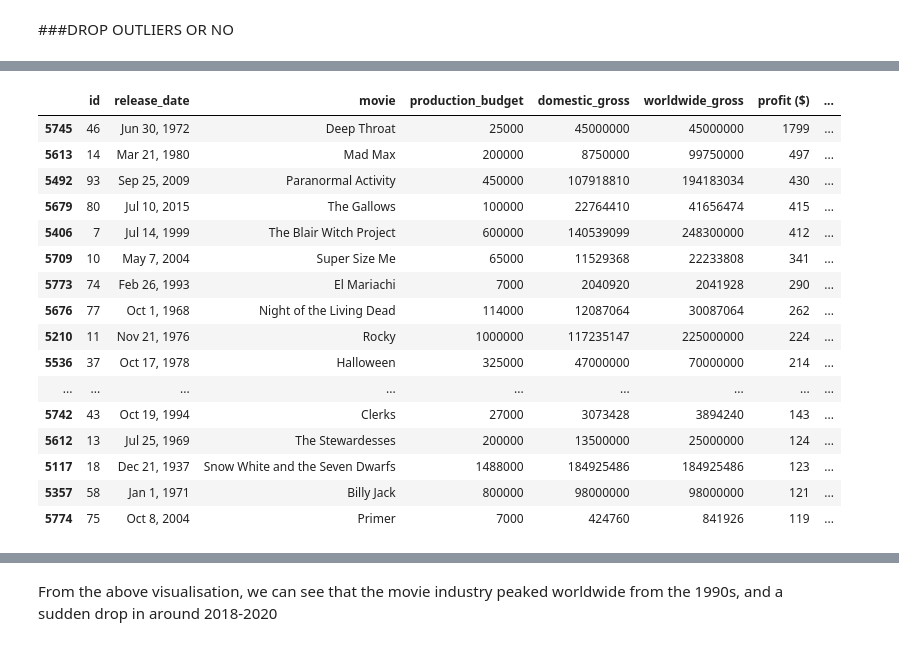
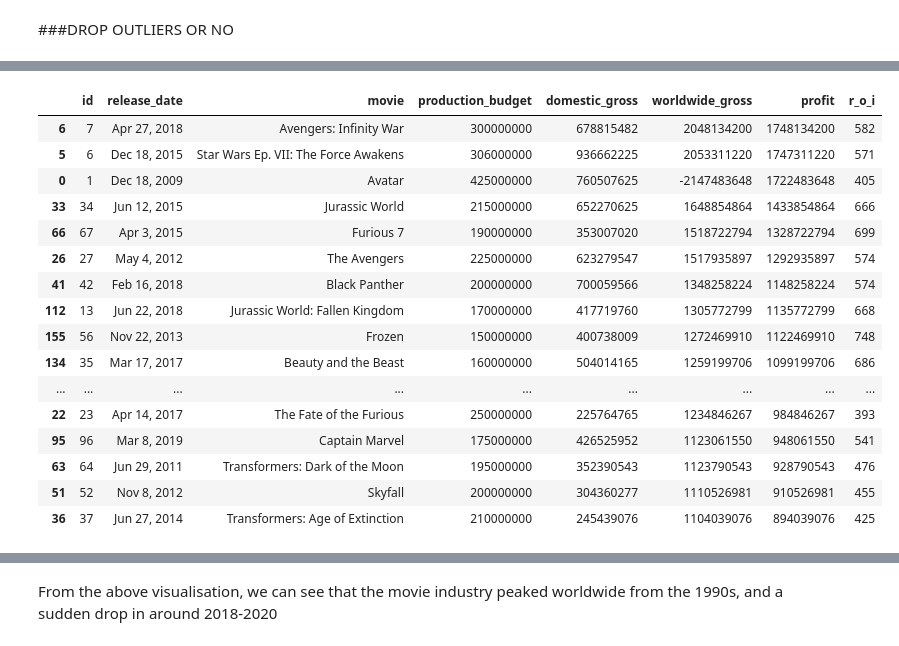
Before and after one commit to Kurgat-Bee/Phase2project, a Jupyter notebook: tnbugets.ipynb, the cells around one changed output, grey strips where cells are left out. Cells and saved outputs as stored; diff of their text form; code cells hidden in the pictures.

```diff
--- a/tnbugets.ipynb
+++ b/tnbugets.ipynb
@@ -142,7 +96,7 @@ df
 # %% [markdown]
 ###DROP OUTLIERS OR NO
 # %%
-#calculating the profit margins for each movie
-df['profit ($)'] = ((df['worldwide_gross'] - df['production_budget'])/df['production_budget']).astype(int)
+#calculating the profit made by each movie
+df['profit'] = (df['worldwide_gross'] - df['production_budget']).astype(int)
 df
 # %% [output]
@@ -162,5 +116,5 @@ df
 # %%
 #calculating the return of investment for each movie
-df['r_o_i %'] = (((df['profit ($)'] - df['production_budget'])/df['production_budget'])*100).astype(int)
+df['r_o_i'] = (((df['profit'])/df['production_budget'])*100).astype(int)
 df
 # %% [output]
@@ -179,0 +134,14 @@ df
+# %%
+#checking for outliers based on the r_o_i
+
+Q1 = df['r_o_i'].quantile(0.25)
+Q3 = df['r_o_i'].quantile(0.75)
+IQR = Q3 - Q1
+
+#outlier range
+lower_bound = Q1 - 1.5 * IQR
+upper_bound = Q3 + 1.5 * IQR
+
+#outliers
+outliers = df[(df['r_o_i'] < lower_bound) | (df['r_o_i'] > upper_bound)]
+outliers
@@ -179,0 +162,4 @@ df
+# %%
+# dropping outliers because they represent one off situations where a movie did really well or very poorly
+df = df[(df['r_o_i'] >= lower_bound) & (df['r_o_i'] <= upper_bound)]
+df
@@ -180,25 +244,25 @@ df
 # %%
 #sorting data from the highest return on investment
-df = df.sort_values(by='profit ($)', ascending=False)
+df = df.sort_values(by='profit', ascending=False)
 df.head(20)
 # %% [output]
-|  | id | release_date | movie | production_budget | domestic_gross | worldwide_gross | profit ($) | ... |
-| 5745 | 46 | Jun 30, 1972 | Deep Throat | 25000 | 45000000 | 45000000 | 1799 | ... |
-| 5613 | 14 | Mar 21, 1980 | Mad Max | 200000 | 8750000 | 99750000 | 497 | ... |
-| 5492 | 93 | Sep 25, 2009 | Paranormal Activity | 450000 | 107918810 | 194183034 | 430 | ... |
-| 5679 | 80 | Jul 10, 2015 | The Gallows | 100000 | 22764410 | 41656474 | 415 | ... |
-| 5406 | 7 | Jul 14, 1999 | The Blair Witch Project | 600000 | 140539099 | 248300000 | 412 | ... |
-| 5709 | 10 | May 7, 2004 | Super Size Me | 65000 | 11529368 | 22233808 | 341 | ... |
-| 5773 | 74 | Feb 26, 1993 | El Mariachi | 7000 | 2040920 | 2041928 | 290 | ... |
-| 5676 | 77 | Oct 1, 1968 | Night of the Living Dead | 114000 | 12087064 | 30087064 | 262 | ... |
-| 5210 | 11 | Nov 21, 1976 | Rocky | 1000000 | 117235147 | 225000000 | 224 | ... |
-| 5536 | 37 | Oct 17, 1978 | Halloween | 325000 | 47000000 | 70000000 | 214 | ... |
+|  | id | release_date | movie | production_budget | domestic_gross | worldwide_gross | profit | r_o_i |
+| 6 | 7 | Apr 27, 2018 | Avengers: Infinity War | 300000000 | 678815482 | 2048134200 | 1748134200 | 582 |
+| 5 | 6 | Dec 18, 2015 | Star Wars Ep. VII: The Force Awakens | 306000000 | 936662225 | 2053311220 | 1747311220 | 571 |
+| 0 | 1 | Dec 18, 2009 | Avatar | 425000000 | 760507625 | -2147483648 | 1722483648 | 405 |
+| 33 | 34 | Jun 12, 2015 | Jurassic World | 215000000 | 652270625 | 1648854864 | 1433854864 | 666 |
+| 66 | 67 | Apr 3, 2015 | Furious 7 | 190000000 | 353007020 | 1518722794 | 1328722794 | 699 |
+| 26 | 27 | May 4, 2012 | The Avengers | 225000000 | 623279547 | 1517935897 | 1292935897 | 574 |
+| 41 | 42 | Feb 16, 2018 | Black Panther | 200000000 | 700059566 | 1348258224 | 1148258224 | 574 |
+| 112 | 13 | Jun 22, 2018 | Jurassic World: Fallen Kingdom | 170000000 | 417719760 | 1305772799 | 1135772799 | 668 |
+| 155 | 56 | Nov 22, 2013 | Frozen | 150000000 | 400738009 | 1272469910 | 1122469910 | 748 |
+| 134 | 35 | Mar 17, 2017 | Beauty and the Beast | 160000000 | 504014165 | 1259199706 | 1099199706 | 686 |
 | ... | ... | ... | ... | ... | ... | ... | ... | ... |
-| 5742 | 43 | Oct 19, 1994 | Clerks | 27000 | 3073428 | 3894240 | 143 | ... |
-| 5612 | 13 | Jul 25, 1969 | The Stewardesses | 200000 | 13500000 | 25000000 | 124 | ... |
-| 5117 | 18 | Dec 21, 1937 | Snow White and the Seven Dwarfs | 1488000 | 184925486 | 184925486 | 123 | ... |
-| 5357 | 58 | Jan 1, 1971 | Billy Jack | 800000 | 98000000 | 98000000 | 121 | ... |
-| 5774 | 75 | Oct 8, 2004 | Primer | 7000 | 424760 | 841926 | 119 | ... |
+| 22 | 23 | Apr 14, 2017 | The Fate of the Furious | 250000000 | 225764765 | 1234846267 | 984846267 | 393 |
+| 95 | 96 | Mar 8, 2019 | Captain Marvel | 175000000 | 426525952 | 1123061550 | 948061550 | 541 |
+| 63 | 64 | Jun 29, 2011 | Transformers: Dark of the Moon | 195000000 | 352390543 | 1123790543 | 928790543 | 476 |
+| 51 | 52 | Nov 8, 2012 | Skyfall | 200000000 | 304360277 | 1110526981 | 910526981 | 455 |
+| 36 | 37 | Jun 27, 2014 | Transformers: Age of Extinction | 210000000 | 245439076 | 1104039076 | 894039076 | 425 |
 # %%
 #changing the date column to datetime
 
```
Also changed, not shown: parts of 22 cells of this notebook.
